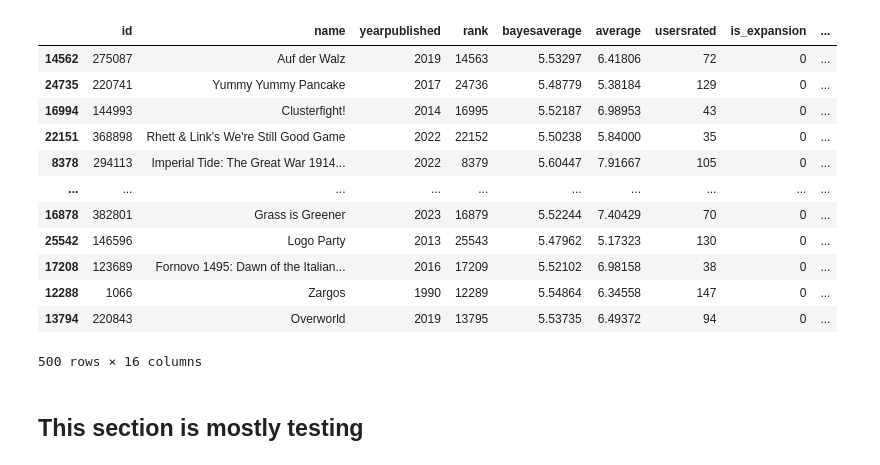
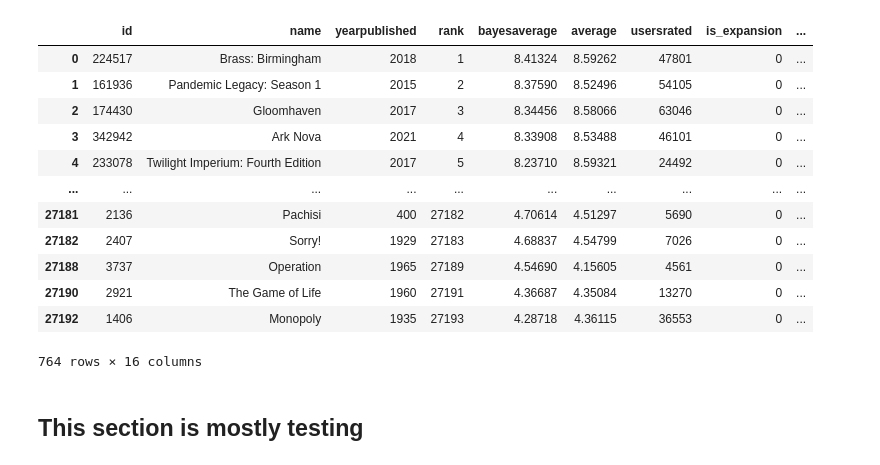
Before and after one commit to cchristensn/486MLProject, a Jupyter notebook: BoardgamesEDA.ipynb, the cells around one changed output. Saved outputs shown, nothing was run; the diff lists cells and outputs as text; code cells hidden in the pictures.

```diff
--- a/BoardgamesEDA.ipynb
+++ b/BoardgamesEDA.ipynb
@@ -16,22 +17,22 @@ properdf = properdf[properdf['usersrated']>2500] #Filterout number of usersrated
 
 unproperdf = bgdf[bgdf['usersrated']<150] #Get the games I want inference on, but 15000 games is too much for inference. Maybe random sample?
 unproperdf=unproperdf.sample(500)
-# %%
-unproperdf
-# %% [output]
-|  | id | name | yearpublished | rank | bayesaverage | average | usersrated | is_expansion | ... |
-| 14562 | 275087 | Auf der Walz | 2019 | 14563 | 5.53297 | 6.41806 | 72 | 0 | ... |
-| 24735 | 220741 | Yummy Yummy Pancake | 2017 | 24736 | 5.48779 | 5.38184 | 129 | 0 | ... |
-| 16994 | 144993 | Clusterfight! | 2014 | 16995 | 5.52187 | 6.98953 | 43 | 0 | ... |
-| 22151 | 368898 | Rhett & Link's We're Still Good Game | 2022 | 22152 | 5.50238 | 5.84000 | 35 | 0 | ... |
-| 8378 | 294113 | Imperial Tide: The Great War 1914... | 2022 | 8379 | 5.60447 | 7.91667 | 105 | 0 | ... |
-| ... | ... | ... | ... | ... | ... | ... | ... | ... | ... |
-| 16878 | 382801 | Grass is Greener | 2023 | 16879 | 5.52244 | 7.40429 | 70 | 0 | ... |
-| 25542 | 146596 | Logo Party | 2013 | 25543 | 5.47962 | 5.17323 | 130 | 0 | ... |
-| 17208 | 123689 | Fornovo 1495: Dawn of the Italian... | 2016 | 17209 | 5.52102 | 6.98158 | 38 | 0 | ... |
-| 12288 | 1066 | Zargos | 1990 | 12289 | 5.54864 | 6.34558 | 147 | 0 | ... |
-| 13794 | 220843 | Overworld | 2019 | 13795 | 5.53735 | 6.49372 | 94 | 0 | ... |
-500 rows × 16 columns
+# %%
+properdf
+# %% [output]
+|  | id | name | yearpublished | rank | bayesaverage | average | usersrated | is_expansion | ... |
+| 0 | 224517 | Brass: Birmingham | 2018 | 1 | 8.41324 | 8.59262 | 47801 | 0 | ... |
+| 1 | 161936 | Pandemic Legacy: Season 1 | 2015 | 2 | 8.37590 | 8.52496 | 54105 | 0 | ... |
+| 2 | 174430 | Gloomhaven | 2017 | 3 | 8.34456 | 8.58066 | 63046 | 0 | ... |
+| 3 | 342942 | Ark Nova | 2021 | 4 | 8.33908 | 8.53488 | 46101 | 0 | ... |
+| 4 | 233078 | Twilight Imperium: Fourth Edition | 2017 | 5 | 8.23710 | 8.59321 | 24492 | 0 | ... |
+| ... | ... | ... | ... | ... | ... | ... | ... | ... | ... |
+| 27181 | 2136 | Pachisi | 400 | 27182 | 4.70614 | 4.51297 | 5690 | 0 | ... |
+| 27182 | 2407 | Sorry! | 1929 | 27183 | 4.68837 | 4.54799 | 7026 | 0 | ... |
+| 27188 | 3737 | Operation | 1965 | 27189 | 4.54690 | 4.15605 | 4561 | 0 | ... |
+| 27190 | 2921 | The Game of Life | 1960 | 27191 | 4.36687 | 4.35084 | 13270 | 0 | ... |
+| 27192 | 1406 | Monopoly | 1935 | 27193 | 4.28718 | 4.36115 | 36553 | 0 | ... |
+764 rows × 16 columns
 # %%
 gameIds= properdf['id']
 # %%
```
Also changed, not shown: parts of 1 cell of this notebook, 1 other file.
